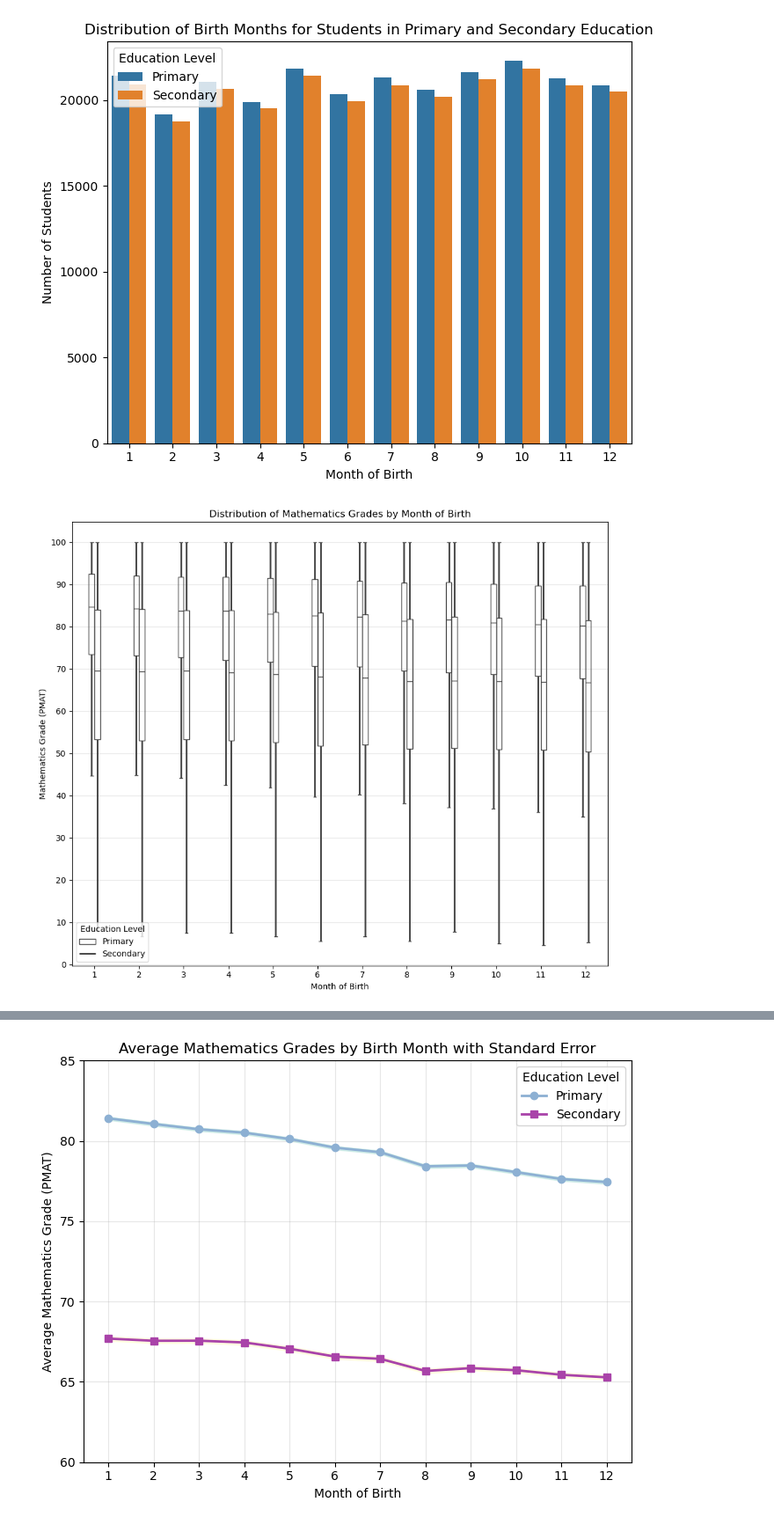
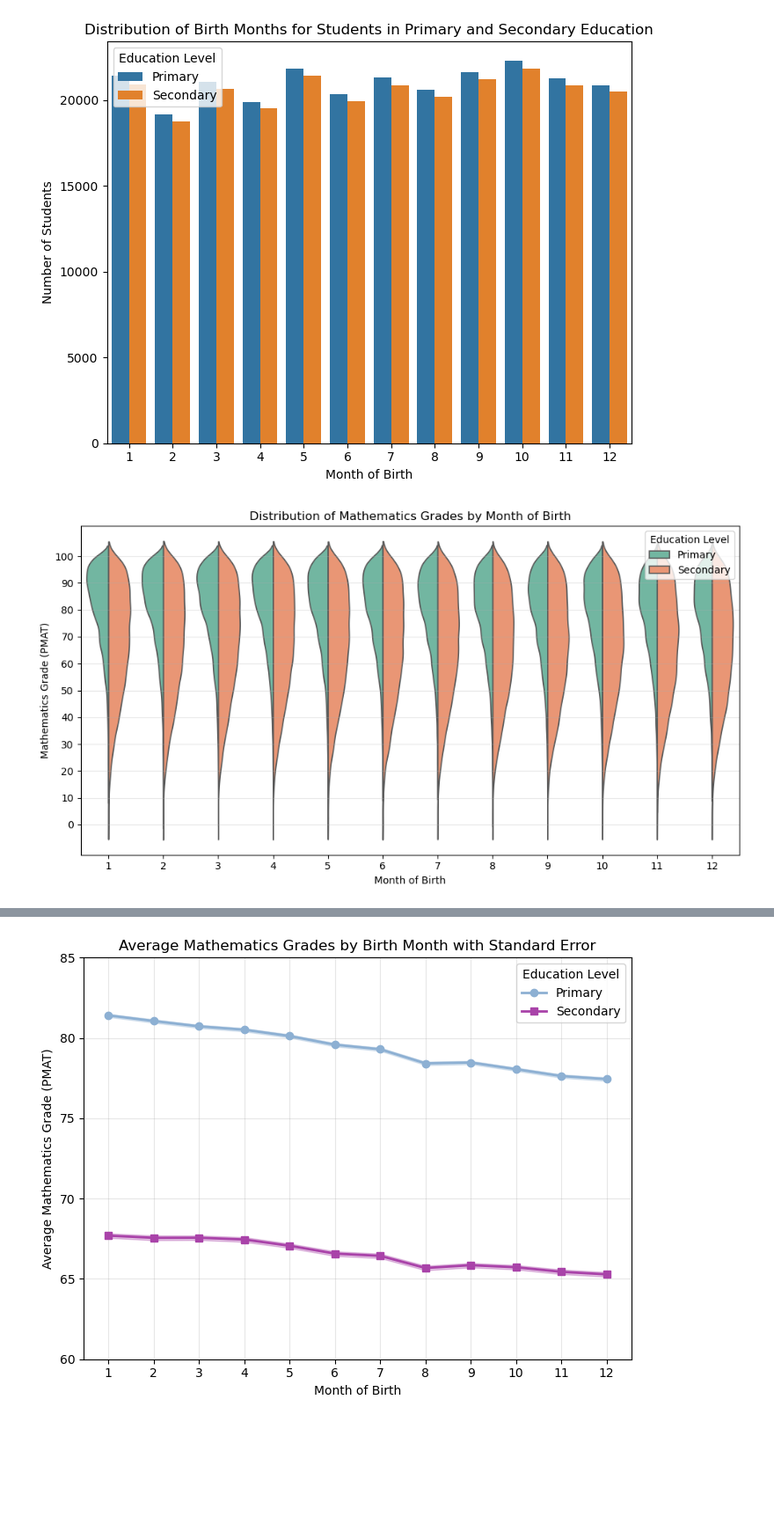
Before and after one commit to m-garcia-rodriguez/Education-Big-Data-Project, a Jupyter notebook: Notebooks/exploration-itxaso.ipynb, the cells around one changed output, grey strips where cells are left out. Shown at 88% size. Saved outputs shown, nothing was run; the diff lists cells and outputs as text; code cells hidden in the pictures; blank space fills up the shorter version.

Commit message:
violin plots

```diff
--- a/Notebooks/exploration-itxaso.ipynb
+++ b/Notebooks/exploration-itxaso.ipynb
@@ -43,14 +48,26 @@ df_S.columns = df_S.iloc[0]
 df_S = df_S[1:]
 df_S.reset_index(drop=True, inplace=True)
 # %%
+# UPDATED SO THAT THE KERNEL DOES NOT CRASH
+import gc
+
 # Keep only students present in both datasets
-df = pd.DataFrame({'CODI_ALUMNE': pd.concat([df_P['CODI_ALUMNE'], df_S['CODI_ALUMNE']]).unique()})
-df['in_P'] = df['CODI_ALUMNE'].isin(df_P['CODI_ALUMNE'])
-df['in_S'] = df['CODI_ALUMNE'].isin(df_S['CODI_ALUMNE'])
-matching = df[df['in_P'] & df['in_S']]
+students_P = set(df_P['CODI_ALUMNE'].unique())
+students_S = set(df_S['CODI_ALUMNE'].unique())
 
-df_P = df_P[df_P['CODI_ALUMNE'].isin(matching['CODI_ALUMNE'])].copy()
-df_S = df_S[df_S['CODI_ALUMNE'].isin(matching['CODI_ALUMNE'])].copy()
+# Find matching students
+matching_students = students_P.intersection(students_S)
+
+print(f"Students in Primary: {len(students_P)}")
+print(f"Students in Secondary: {len(students_S)}")
+print(f"Matching students: {len(matching_students)}")
+
+# Filter both dataframes
+df_P = df_P[df_P['CODI_ALUMNE'].isin(matching_students)].copy()
+df_S = df_S[df_S['CODI_ALUMNE'].isin(matching_students)].copy()
 
 df_P.reset_index(drop=True, inplace=True)
 df_S.reset_index(drop=True, inplace=True)
+
+# Clear memory
+gc.collect()
@@ -187,40 +281,31 @@ plt.show()
 # %%
 # ===============================
 # Plot 2: Mathematics Grades by Birth Month (Violin Distribution)
 # ===============================
 # Combine dataframes for plotting only
 df_math_grades = pd.concat([df_math_P, df_math_S], ignore_index=True)
 
 # Order the months correctly, from 1 to 12
 df_math_grades['MES_NAIXEMENT'] = pd.Categorical(df_math_grades['MES_NAIXEMENT'],
                                                  categories=[str(i) for i in range(1, 13)], ordered=True)
 
-plt.figure(figsize=(10, 8.5))
+plt.figure(figsize=(10, 5.5))
 # Add box with error bars inside violin plots
 sns.violinplot(data=df_math_grades, x='MES_NAIXEMENT', y='PMAT', hue='snapshot',
-               palette='Set2', split=True, inner='quartile', linewidth=1.5)
+               palette='Set2', split=True, inner=None)
 
-sns.boxplot(
-    data=df_math_grades,
-    x='MES_NAIXEMENT',
-    y='PMAT',
-    hue='snapshot',
-    showcaps=True,
-    boxprops={'facecolor':'none', 'zorder':3},
-    showfliers=False,
-    whiskerprops={'linewidth':2},
-    width=0.25
-)
+#sns.boxplot(data=df_math_grades, x='MES_NAIXEMENT', y='PMAT', hue='snapshot', showcaps=True,
+#    boxprops={'facecolor':'none', 'zorder':3}, showfliers=False, whiskerprops={'linewidth':2},width=0.25)
 
 # Set y-axis ticks every 10 points
 plt.yticks(range(0, 101, 10))
 
 plt.title('Distribution of Mathematics Grades by Month of Birth')
 plt.xlabel('Month of Birth')
 plt.ylabel('Mathematics Grade (PMAT)')
 plt.legend(title='Education Level', labels=['Primary', 'Secondary'])
 plt.grid(axis='y', alpha=0.3)
 plt.tight_layout()
 plt.show()
 # %% [output]
-[figure, old version]
+[figure, new version]
```
Also changed, not shown: parts of 9 cells of this notebook.
